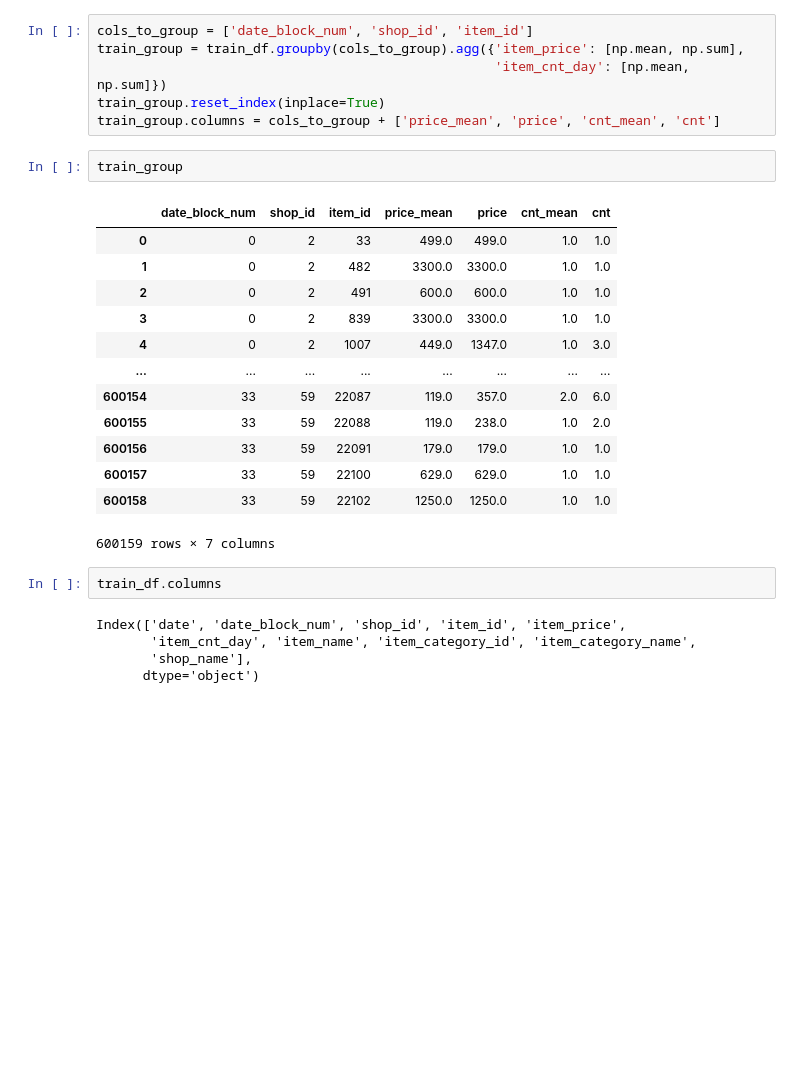
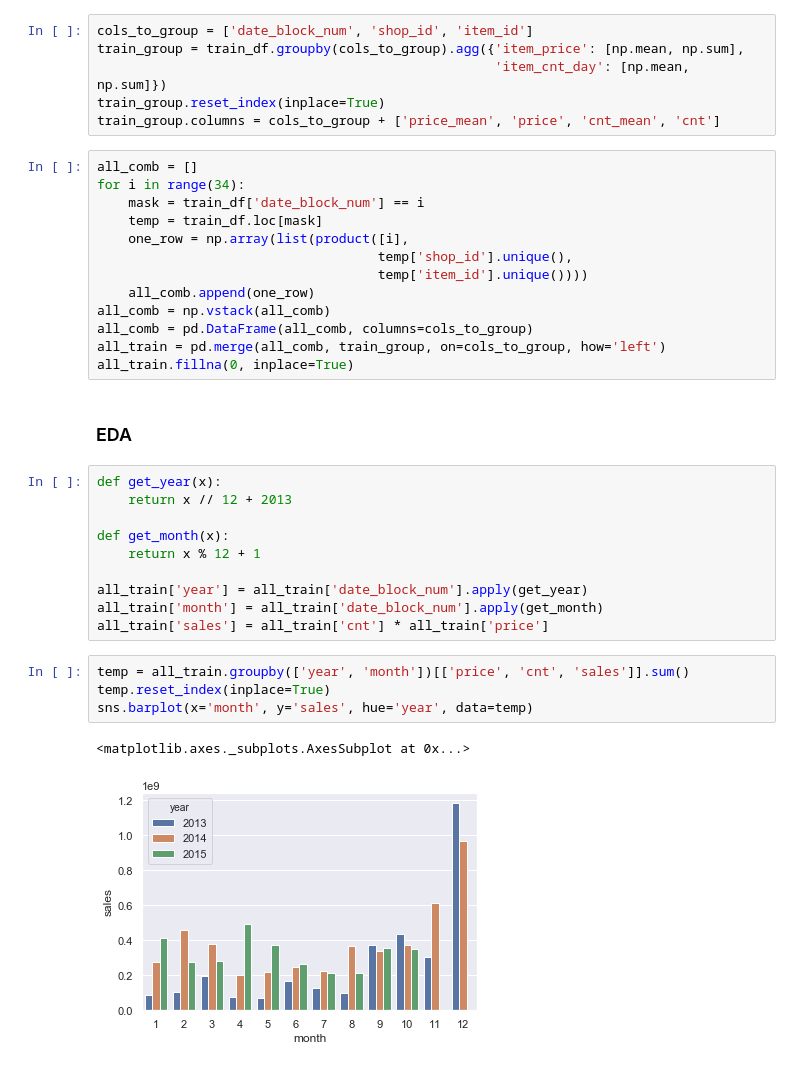
Before and after one commit to Bounty1993/ML-scripts, a Jupyter notebook: future_sales.ipynb, the cells around one changed output. Cells and saved outputs as stored; diff of their text form; blank space fills up the shorter version.

```diff
--- a/future_sales.ipynb
+++ b/future_sales.ipynb
@@ -214,26 +215,35 @@ train_group = train_df.groupby(cols_to_group).agg({'item_price': [np.mean, np.su
                                                    'item_cnt_day': [np.mean, np.sum]})
 train_group.reset_index(inplace=True)
 train_group.columns = cols_to_group + ['price_mean', 'price', 'cnt_mean', 'cnt']
-# %%
-train_group
-# %% [output]
-|  | date_block_num | shop_id | item_id | price_mean | price | cnt_mean | cnt |
-| 0 | 0 | 2 | 33 | 499.0 | 499.0 | 1.0 | 1.0 |
-| 1 | 0 | 2 | 482 | 3300.0 | 3300.0 | 1.0 | 1.0 |
-| 2 | 0 | 2 | 491 | 600.0 | 600.0 | 1.0 | 1.0 |
-| 3 | 0 | 2 | 839 | 3300.0 | 3300.0 | 1.0 | 1.0 |
-| 4 | 0 | 2 | 1007 | 449.0 | 1347.0 | 1.0 | 3.0 |
-| ... | ... | ... | ... | ... | ... | ... | ... |
-| 600154 | 33 | 59 | 22087 | 119.0 | 357.0 | 2.0 | 6.0 |
-| 600155 | 33 | 59 | 22088 | 119.0 | 238.0 | 1.0 | 2.0 |
-| 600156 | 33 | 59 | 22091 | 179.0 | 179.0 | 1.0 | 1.0 |
-| 600157 | 33 | 59 | 22100 | 629.0 | 629.0 | 1.0 | 1.0 |
-| 600158 | 33 | 59 | 22102 | 1250.0 | 1250.0 | 1.0 | 1.0 |
-600159 rows × 7 columns
-# %%
-train_df.columns
-# %% [output]
-Index(['date', 'date_block_num', 'shop_id', 'item_id', 'item_price',
-       'item_cnt_day', 'item_name', 'item_category_id', 'item_category_name',
-       'shop_name'],
-      dtype='object')
+# %%
+all_comb = []
+for i in range(34):
+    mask = train_df['date_block_num'] == i
+    temp = train_df.loc[mask]
+    one_row = np.array(list(product([i],
+                                    temp['shop_id'].unique(),
+                                    temp['item_id'].unique())))
+    all_comb.append(one_row)
+all_comb = np.vstack(all_comb)
+all_comb = pd.DataFrame(all_comb, columns=cols_to_group)
+all_train = pd.merge(all_comb, train_group, on=cols_to_group, how='left')
+all_train.fillna(0, inplace=True)
+# %% [markdown]
+### EDA
+# %%
+def get_year(x):
+    return x // 12 + 2013
+
+def get_month(x):
+    return x % 12 + 1
+
+all_train['year'] = all_train['date_block_num'].apply(get_year)
+all_train['month'] = all_train['date_block_num'].apply(get_month)
+all_train['sales'] = all_train['cnt'] * all_train['price']
+# %%
+temp = all_train.groupby(['year', 'month'])[['price', 'cnt', 'sales']].sum()
+temp.reset_index(inplace=True)
+sns.barplot(x='month', y='sales', hue='year', data=temp)
+# %% [output]
+<matplotlib.axes._subplots.AxesSubplot at 0x...>
+[figure, added]
```
Also changed, not shown: parts of 1 cell of this notebook.
